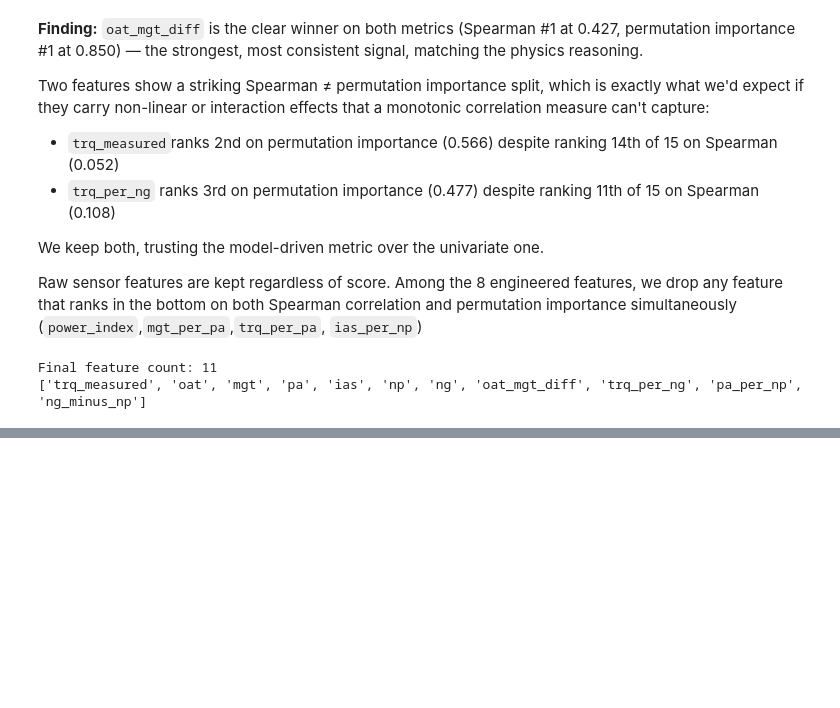
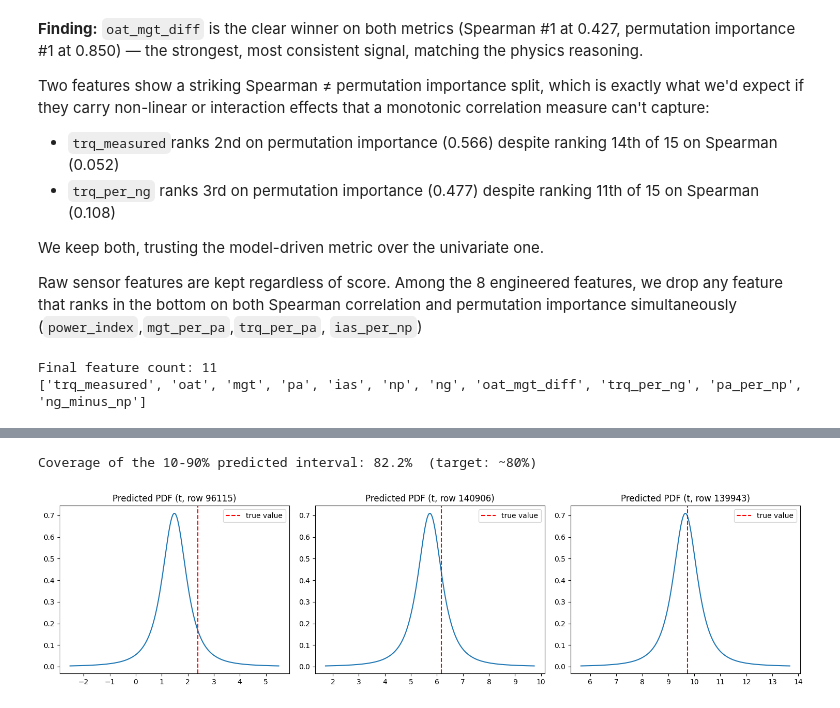
Before and after one commit to kulsoomz99/Helicopter-Turbine-Engine-Health-Estimation, a Jupyter notebook: Helicopter_Turbine_Engine_Health_Estimation.ipynb, the cells around one changed output, grey strips where cells are left out. Saved outputs shown, nothing was run; the diff lists cells and outputs as text; code cells hidden in the pictures; blank space fills up the shorter version.

```diff
--- a/Helicopter_Turbine_Engine_Health_Estimation.ipynb
+++ b/Helicopter_Turbine_Engine_Health_Estimation.ipynb
@@ -383,0 +610,28 @@ Final feature count: 11
+# %%
+# Visual check: does the predicted PDF (best-fit family, not forced Normal) actually contain
+# the true value most of the time?
+# (Probabilistic Calibration check — if well-calibrated, ~80% of true values should fall
+#  inside the predicted 10-90 interval)
+inside_interval = ((yval['trq_margin'].values >= q10) & (yval['trq_margin'].values <= q90)).mean()
+print(f'Coverage of the 10-90% predicted interval: {inside_interval*100:.1f}%  (target: ~80%)')
+
+# A few example PDFs plotted against the true value, using the BEST-FIT distribution family
+# centered at each row's median prediction.
+best_dist_obj = candidates[BEST_DIST_NAME]
+fig, axes = plt.subplots(1, 3, figsize=(15,4))
+sample_idx = np.random.RandomState(1).choice(len(Xval), 3, replace=False)
+for ax, i in zip(axes, sample_idx):
+    # Shift the fitted residual distribution's location to be centered on this row's prediction
+    shifted_params = list(BEST_DIST_PARAMS)
+    loc_idx = len(shifted_params) - 2   # loc is always second-to-last in scipy's (*shape, loc, scale)
+    shifted_params[loc_idx] = shifted_params[loc_idx] + q50[i]
+    scale = shifted_params[-1]
+    x_range = np.linspace(q50[i]-8*scale, q50[i]+8*scale, 200)
+    ax.plot(x_range, best_dist_obj.pdf(x_range, *shifted_params))
+    ax.axvline(yval['trq_margin'].values[i], color='red', linestyle='--', label='true value')
+    ax.set_title(f'Predicted PDF ({BEST_DIST_NAME}, row {i})')
+    ax.legend()
+plt.tight_layout(); plt.show()
+# %% [output]
+Coverage of the 10-90% predicted interval: 82.2%  (target: ~80%)
+[figure, added]
```
Also changed, not shown: parts of 11 cells of this notebook.
